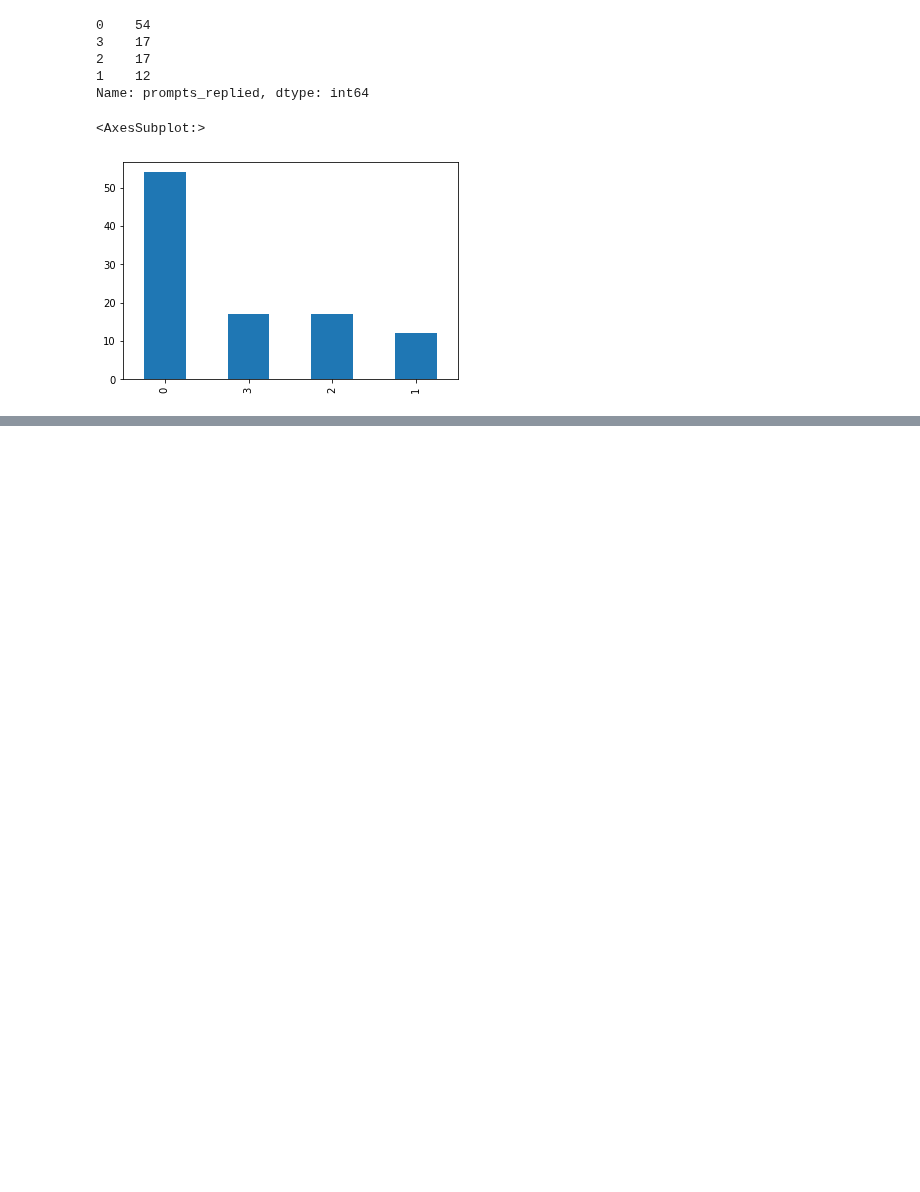
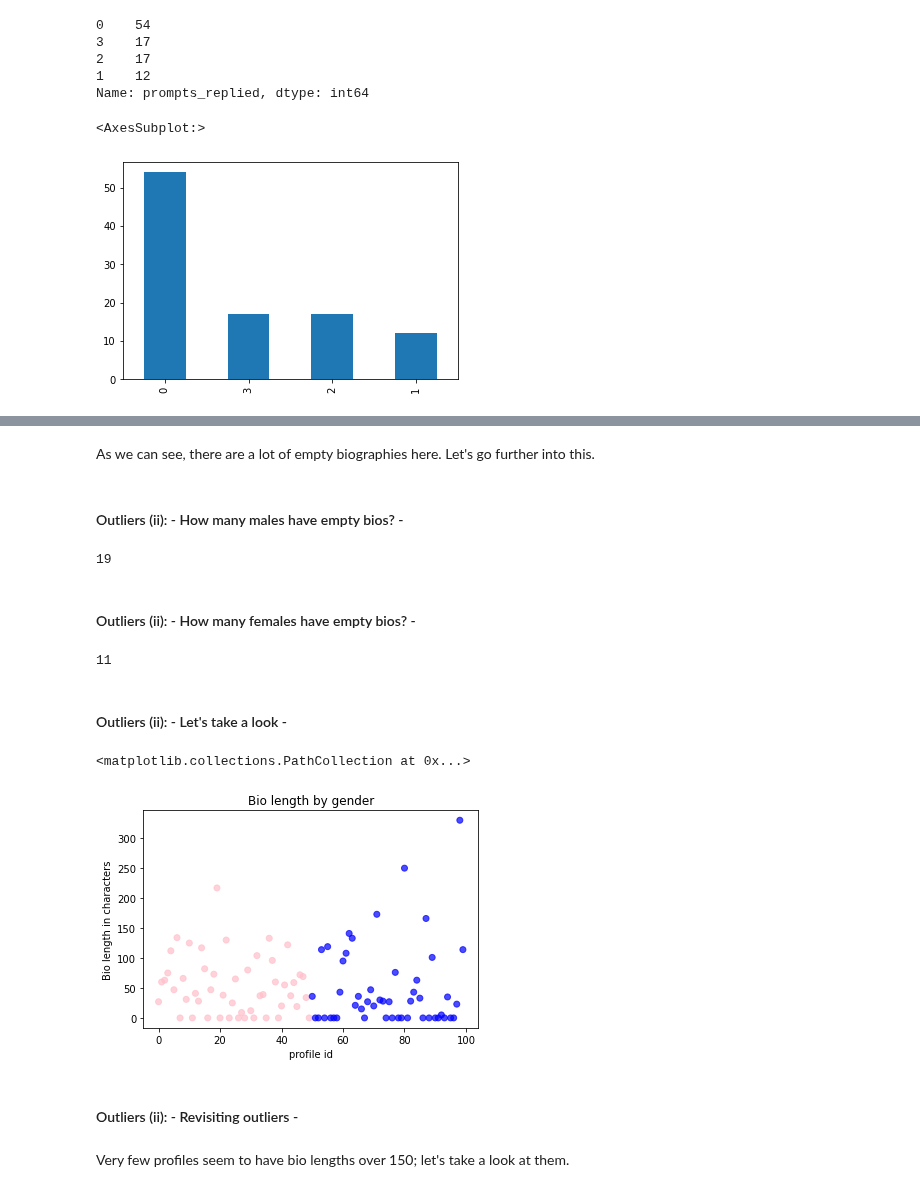
Before and after one commit to ccvale/tinder-profile-analysis, a Jupyter notebook: tinderquery.ipynb, the cells around one changed output, grey strips where cells are left out. Drawn from its saved outputs; the diff is of its cells as text; code cells hidden in the pictures; blank space fills up the shorter version.

```diff
--- a/tinderquery.ipynb
+++ b/tinderquery.ipynb
@@ -184,0 +252,29 @@ profiles['prompts_replied'].value_counts().plot(kind='bar')
+# %% [markdown]
+As we can see, there are a lot of empty biographies here. Let's go further into this.
+# %% [markdown]
+#### Outliers (ii): - How many males have empty bios? -
+# %%
+len(males[males.bio_length == 0])
+# %% [output]
+19
+# %% [markdown]
+#### Outliers (ii): - How many females have empty bios? -
+# %%
+len(females[females.bio_length == 0])
+# %% [output]
+11
+# %% [markdown]
+#### Outliers (ii): - Let's take a look -
+# %%
+y=list(range(len(profiles.index)))
+colors = {'Male': 'blue', 'Female': 'pink'}
+plt.title('Bio length by gender')
+plt.ylabel('Bio length in characters')
+plt.scatter(y, profiles['bio_length'], c=profiles['gender'].map(colors), alpha=0.7)
+# %% [output]
+<matplotlib.collections.PathCollection at 0x...>
+[figure, added]
+# %% [markdown]
+#### Outliers (ii): - Revisiting outliers -
+# %% [markdown]
+Very few profiles seem to have bio lengths over 150; let's take a look at them.
```
Also changed, not shown: parts of 19 cells of this notebook.
